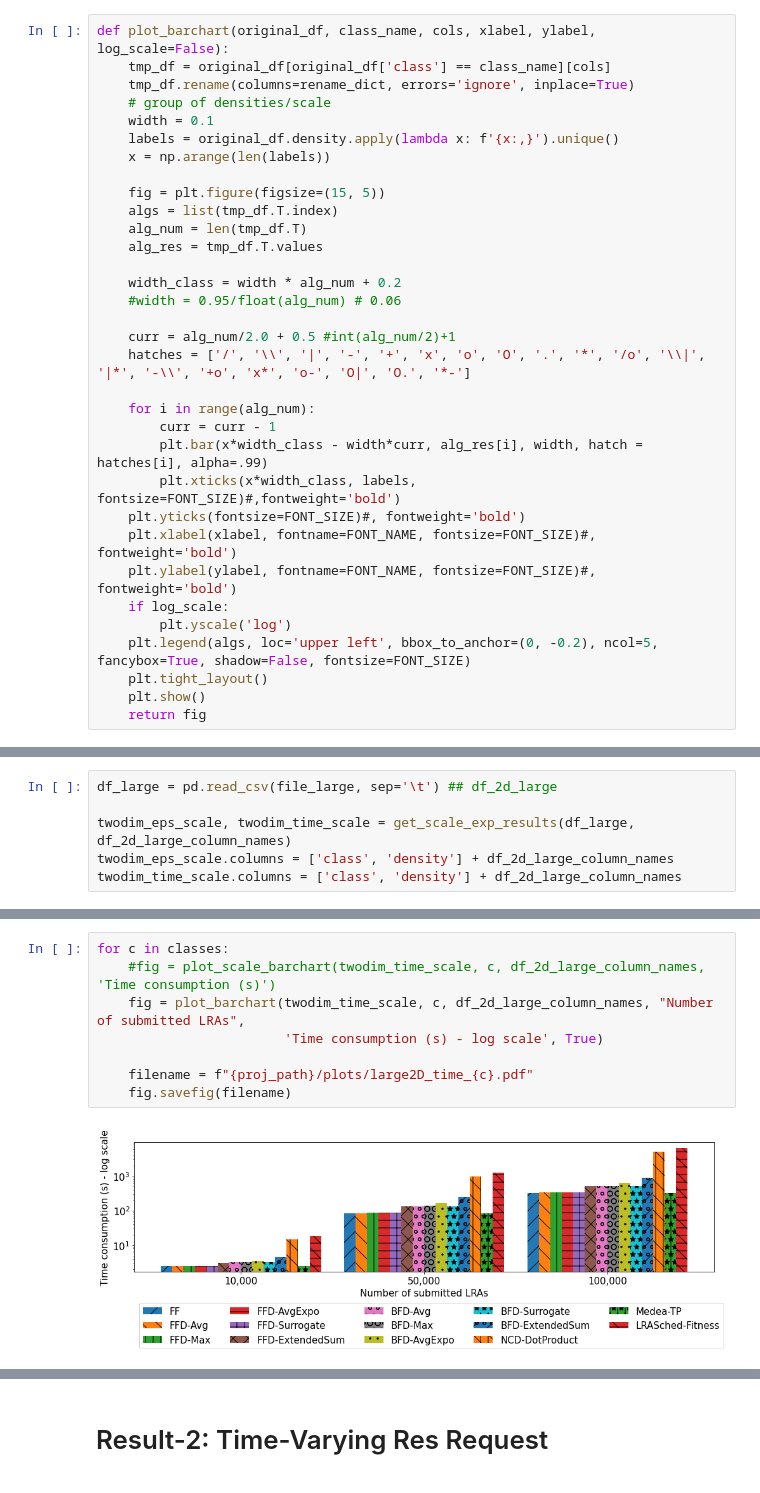
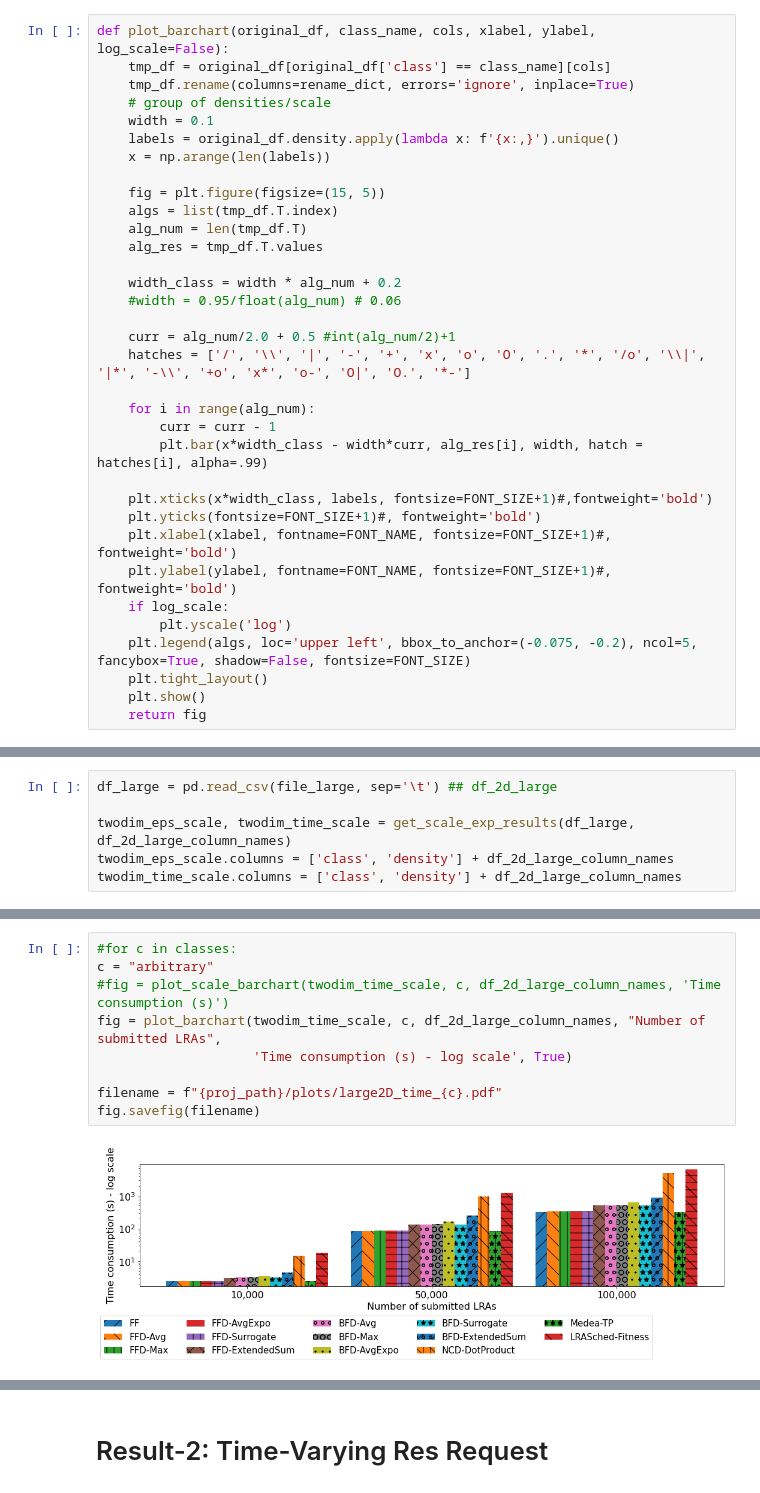
Before and after one commit to DSSGroup-Leeds/LRA-binpacking-expe, a Jupyter notebook: data/analysis_scripts/exp_result_analysis.ipynb, the cells around one changed output, grey strips where cells are left out. Cells and saved outputs as stored; diff of their text form.

```diff
--- a/data/analysis_scripts/exp_result_analysis.ipynb
+++ b/data/analysis_scripts/exp_result_analysis.ipynb
@@ -114,13 +111,14 @@ def plot_barchart(original_df, class_name, cols, xlabel, ylabel, log_scale=False
     for i in range(alg_num):
         curr = curr - 1
         plt.bar(x*width_class - width*curr, alg_res[i], width, hatch = hatches[i], alpha=.99)
-        plt.xticks(x*width_class, labels, fontsize=FONT_SIZE)#,fontweight='bold')
-    plt.yticks(fontsize=FONT_SIZE)#, fontweight='bold')
-    plt.xlabel(xlabel, fontname=FONT_NAME, fontsize=FONT_SIZE)#, fontweight='bold')
-    plt.ylabel(ylabel, fontname=FONT_NAME, fontsize=FONT_SIZE)#, fontweight='bold')
+
+    plt.xticks(x*width_class, labels, fontsize=FONT_SIZE+1)#,fontweight='bold')
+    plt.yticks(fontsize=FONT_SIZE+1)#, fontweight='bold')
+    plt.xlabel(xlabel, fontname=FONT_NAME, fontsize=FONT_SIZE+1)#, fontweight='bold')
+    plt.ylabel(ylabel, fontname=FONT_NAME, fontsize=FONT_SIZE+1)#, fontweight='bold')
     if log_scale:
         plt.yscale('log')
-    plt.legend(algs, loc='upper left', bbox_to_anchor=(0, -0.2), ncol=5, fancybox=True, shadow=False, fontsize=FONT_SIZE)
+    plt.legend(algs, loc='upper left', bbox_to_anchor=(-0.075, -0.2), ncol=5, fancybox=True, shadow=False, fontsize=FONT_SIZE)
     plt.tight_layout()
     plt.show()
     return fig
@@ -197,10 +192,11 @@ for c in classes:
 # %%
-for c in classes:
-    #fig = plot_scale_barchart(twodim_time_scale, c, df_2d_large_column_names, 'Time consumption (s)')
-    fig = plot_barchart(twodim_time_scale, c, df_2d_large_column_names, "Number of submitted LRAs",
-                        'Time consumption (s) - log scale', True)
+#for c in classes:
+c = "arbitrary"
+#fig = plot_scale_barchart(twodim_time_scale, c, df_2d_large_column_names, 'Time consumption (s)')
+fig = plot_barchart(twodim_time_scale, c, df_2d_large_column_names, "Number of submitted LRAs",
+                    'Time consumption (s) - log scale', True)
 
-    filename = f"{proj_path}/plots/large2D_time_{c}.pdf"
-    fig.savefig(filename)
+filename = f"{proj_path}/plots/large2D_time_{c}.pdf"
+fig.savefig(filename)
 # %% [output]
-[figure, old version]
+[figure, new version]
```
Also changed, not shown: parts of 18 cells of this notebook, 1 other file.
